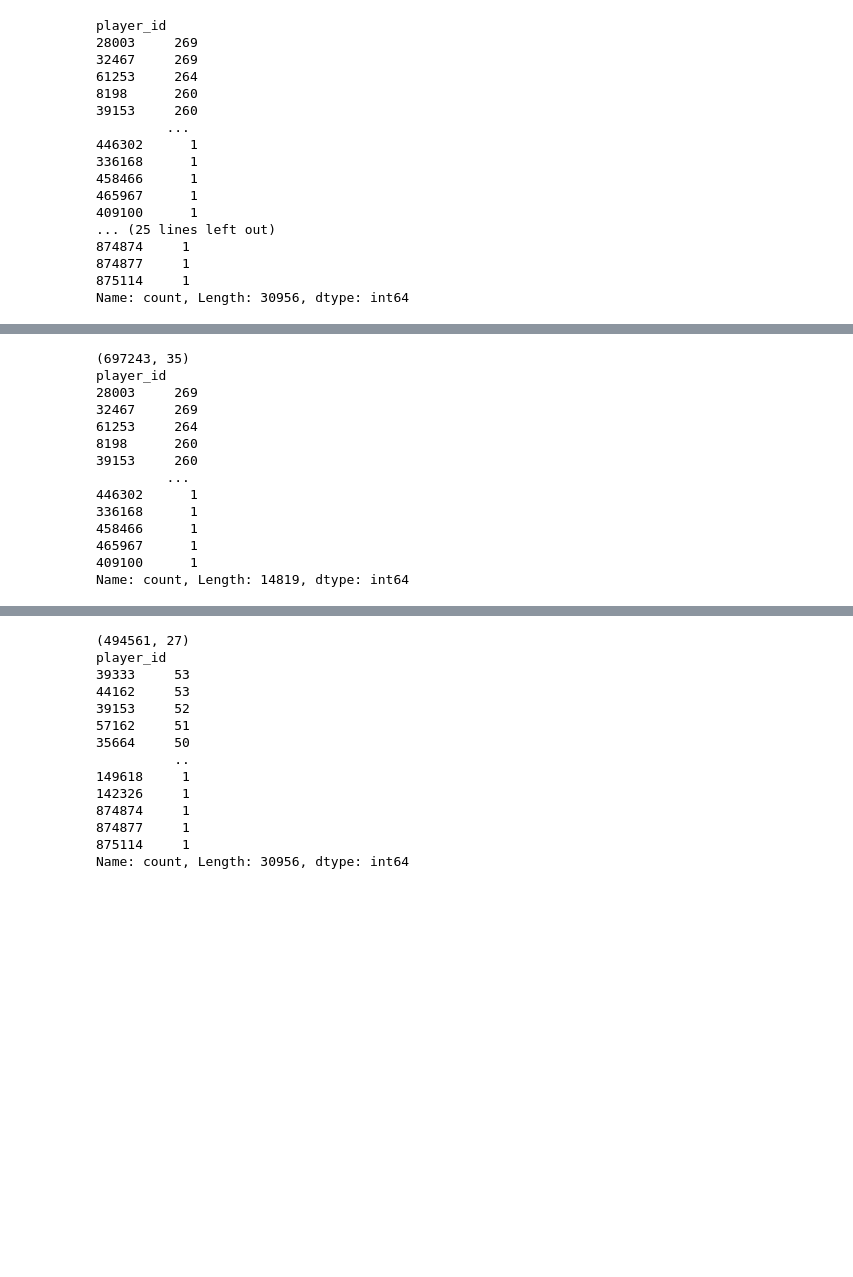
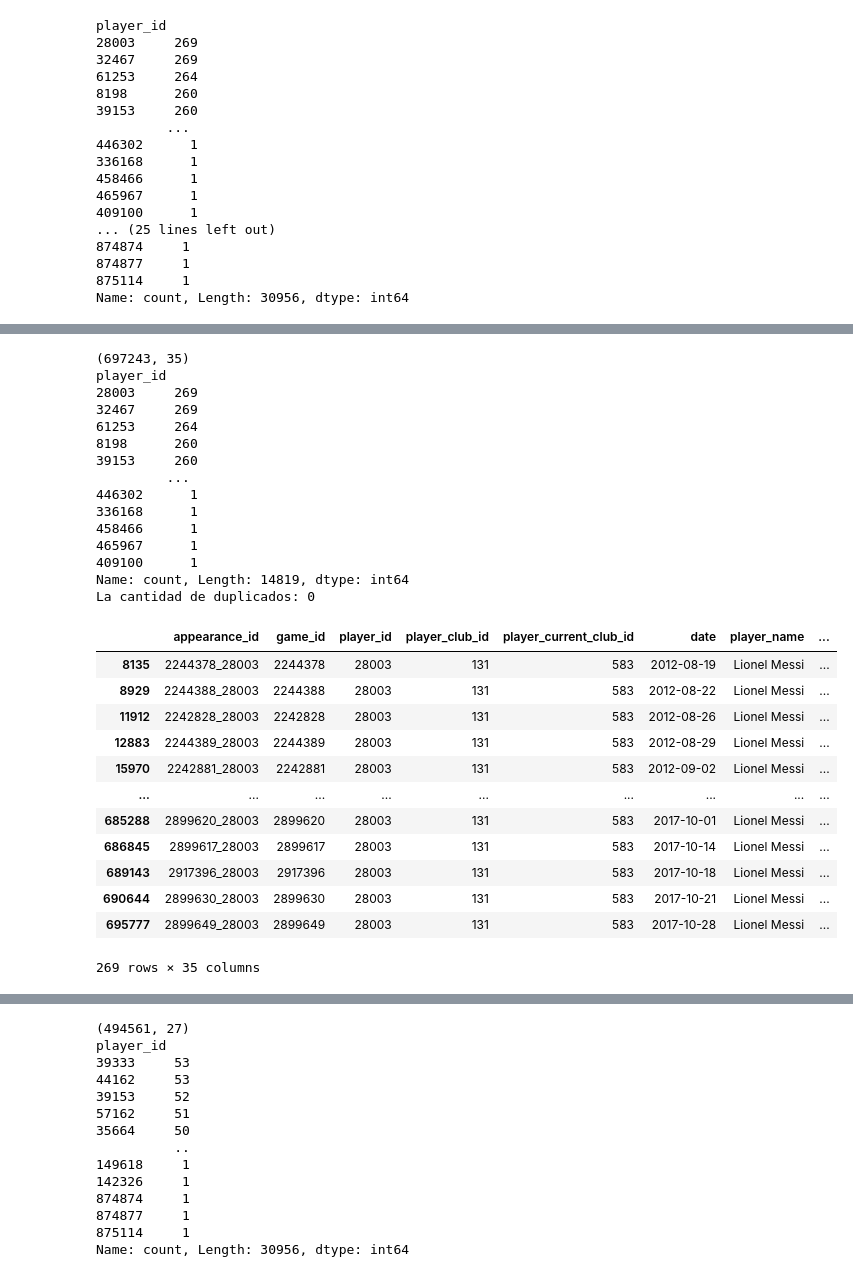
Before and after one commit to VLGuazzelli/proyecto_final_transfer, a Jupyter notebook: src/explore.ipynb, the cells around one changed output, grey strips where cells are left out. Drawn from its saved outputs; the diff is of its cells as text; code cells hidden in the pictures; blank space fills up the shorter version.

```diff
--- a/src/explore.ipynb
+++ b/src/explore.ipynb
@@ -90,6 +205,9 @@ Name: count, Length: 30956, dtype: int64
 result = pd.merge(appearence,players , on='player_id', how='inner')  # 'on' especifica la columna común
 print(result.shape)
 print(result["player_id"].value_counts())
+duplicados = result.duplicated()
+num_duplicados = duplicados.sum()
+print(f"La cantidad de duplicados: {num_duplicados}")
 # %% [output]
 (697243, 35)
 player_id
@@ -105,3 +223,21 @@ player_id
 465967      1
 409100      1
 Name: count, Length: 14819, dtype: int64
+La cantidad de duplicados: 0
+# %%
+messi2=result[result['player_id'] == 28003]
+messi2
+# %% [output]
+|  | appearance_id | game_id | player_id | player_club_id | player_current_club_id | date | player_name | ... |
+| 8135 | 2244378_28003 | 2244378 | 28003 | 131 | 583 | 2012-08-19 | Lionel Messi | ... |
+| 8929 | 2244388_28003 | 2244388 | 28003 | 131 | 583 | 2012-08-22 | Lionel Messi | ... |
+| 11912 | 2242828_28003 | 2242828 | 28003 | 131 | 583 | 2012-08-26 | Lionel Messi | ... |
+| 12883 | 2244389_28003 | 2244389 | 28003 | 131 | 583 | 2012-08-29 | Lionel Messi | ... |
+| 15970 | 2242881_28003 | 2242881 | 28003 | 131 | 583 | 2012-09-02 | Lionel Messi | ... |
+| ... | ... | ... | ... | ... | ... | ... | ... | ... |
+| 685288 | 2899620_28003 | 2899620 | 28003 | 131 | 583 | 2017-10-01 | Lionel Messi | ... |
+| 686845 | 2899617_28003 | 2899617 | 28003 | 131 | 583 | 2017-10-14 | Lionel Messi | ... |
+| 689143 | 2917396_28003 | 2917396 | 28003 | 131 | 583 | 2017-10-18 | Lionel Messi | ... |
+| 690644 | 2899630_28003 | 2899630 | 28003 | 131 | 583 | 2017-10-21 | Lionel Messi | ... |
+| 695777 | 2899649_28003 | 2899649 | 28003 | 131 | 583 | 2017-10-28 | Lionel Messi | ... |
+269 rows × 35 columns
```
Also changed, not shown: parts of 27 cells of this notebook.
